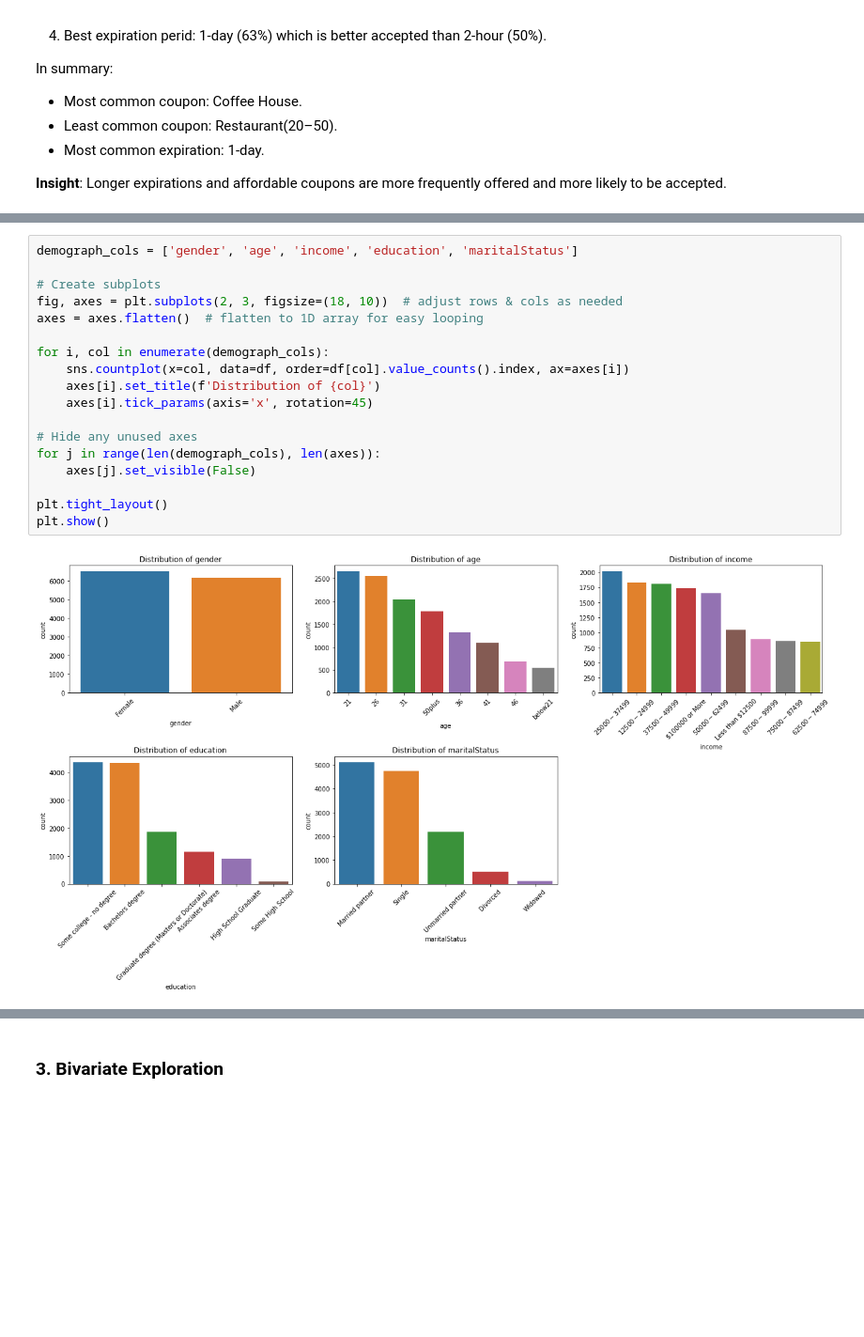
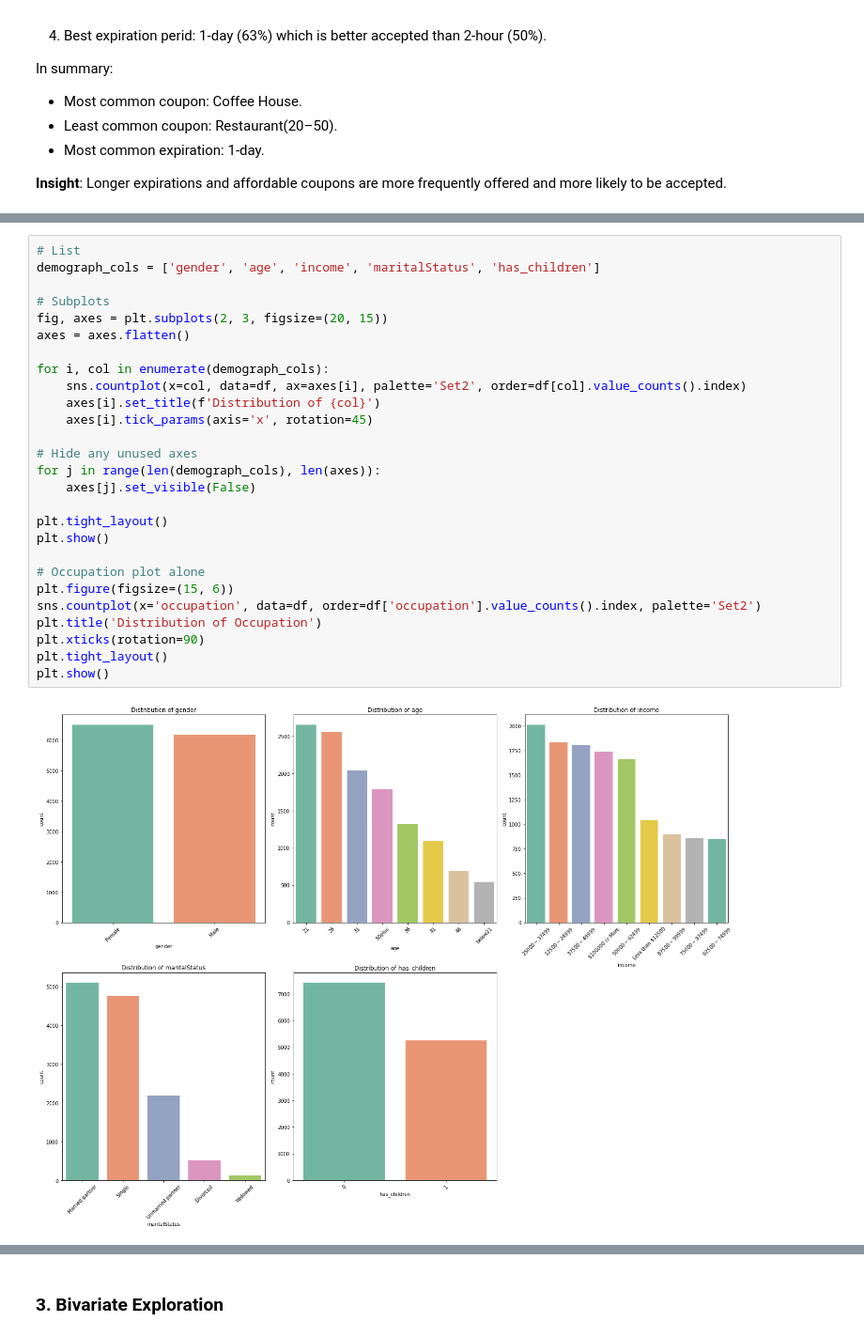
Before and after one commit to Amarabolive/Team-Twarb, a Jupyter notebook: eda.ipynb, the cells around one changed output, grey strips where cells are left out. Shown at 94% size. Drawn from its saved outputs; the diff is of its cells as text; blank space fills up the shorter version.

```diff
--- a/eda.ipynb
+++ b/eda.ipynb
@@ -391,20 +392,29 @@ Demographic analysis is done to help us  understand customer characteristics and
 # %%
-demograph_cols = ['gender', 'age', 'income', 'education', 'maritalStatus']
+# List
+demograph_cols = ['gender', 'age', 'income', 'maritalStatus', 'has_children']
 
-# Create subplots
-fig, axes = plt.subplots(2, 3, figsize=(18, 10))  # adjust rows & cols as needed
-axes = axes.flatten()  # flatten to 1D array for easy looping
+# Subplots
+fig, axes = plt.subplots(2, 3, figsize=(20, 15))
+axes = axes.flatten()
 
 for i, col in enumerate(demograph_cols):
-    sns.countplot(x=col, data=df, order=df[col].value_counts().index, ax=axes[i])
+    sns.countplot(x=col, data=df, ax=axes[i], palette='Set2', order=df[col].value_counts().index)
     axes[i].set_title(f'Distribution of {col}')
     axes[i].tick_params(axis='x', rotation=45)
 
 # Hide any unused axes
 for j in range(len(demograph_cols), len(axes)):
     axes[j].set_visible(False)
 
 plt.tight_layout()
 plt.show()
+
+# Occupation plot alone
+plt.figure(figsize=(15, 6))
+sns.countplot(x='occupation', data=df, order=df['occupation'].value_counts().index, palette='Set2')
+plt.title('Distribution of Occupation')
+plt.xticks(rotation=90)
+plt.tight_layout()
+plt.show()
 # %% [output]
-[figure, old version]
+[figure, new version]
```
Also changed, not shown: parts of 17 cells of this notebook.
